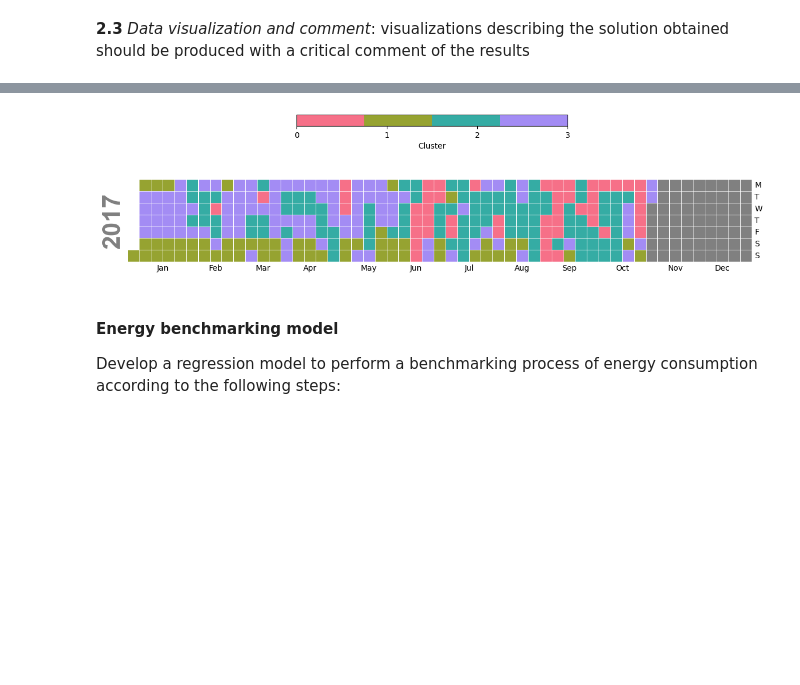
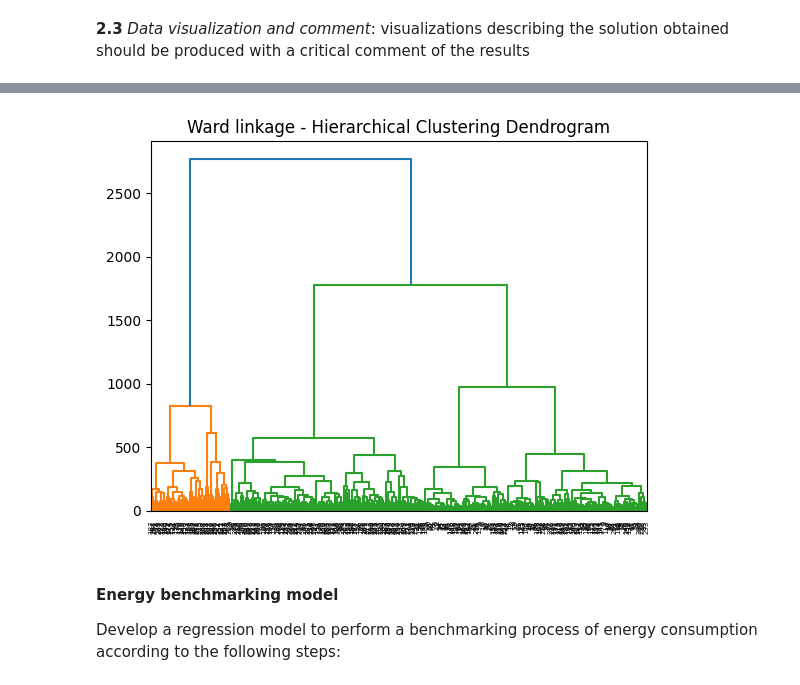
Before and after one commit to lucaparimbelli-ABB/data-science-and-ai-for-industrial-systems, a Jupyter notebook: exam.ipynb, the cells around one changed output, grey strips where cells are left out. Saved outputs shown, nothing was run; the diff lists cells and outputs as text; code cells hidden in the pictures; blank space fills up the shorter version.

```diff
--- a/exam.ipynb
+++ b/exam.ipynb
@@ -442,26 +463,45 @@ plt.show()
-# %%
-cal_data = pd.DataFrame({'cluster': labels}, index=pd.to_datetime(df_matrix.index))
-
-# define colors accordin to palette
-colors = sns.color_palette("husl", K)
-hex_colors = ['#{:02x}{:02x}{:02x}'.format(int(color[0]*255), int(color[1]*255), int(color[2]*255)) for color in colors]
-cmap = ListedColormap(hex_colors)
-
-fig, ax = calmap.calendarplot(cal_data['cluster'], cmap=cmap,
-                              fillcolor='grey', linewidth=0.5, fig_kws=dict(figsize=(12, 4)), monthticks=3, daylabels='MTWTFSS')
-
-# add a colorbar
-sm = plt.cm.ScalarMappable(cmap=cmap, norm=Normalize(vmin=0, vmax=K-1))
-sm.set_array([])
-cax = fig.add_axes([0.3, 0.9, 0.4, 0.05])
-cb = plt.colorbar(sm, cax=cax, orientation='horizontal')
-cb.set_label('Cluster')
-cb.set_ticks(np.sort(cal_data['cluster'].unique()))
-cb.set_ticklabels(np.sort(cal_data['cluster'].unique()))
-
-plt.show()
-# %% [output]
-[figure, removed]
+# %%
+# Hierarchical clustering
+from scipy.cluster.hierarchy import dendrogram
+
+# K_range = [2, 3, 4, 5]
+
+# for K in K_range:
+
+    # print(f"Number of cluster: {K} ")
+    # print()
+
+df_matrix = data_matrix
+df = data
+
+# Function that create linkage matrix and plot the dendrogram
+def plot_dendrogram(model, **kwargs):
+
+    counts = np.zeros(model.children_.shape[0])
+    n_samples = len(model.labels_)
+
+    for i, merge in enumerate(model.children_):
+        current_count = 0
+        for child_idx in merge:
+            if child_idx < n_samples:
+                current_count += 1  # leaf node
+            else:
+                current_count += counts[child_idx - n_samples]
+        counts[i] = current_count
+
+    linkage_matrix = np.column_stack([model.children_, model.distances_, counts]).astype(float)
+
+    dendrogram(linkage_matrix, **kwargs)
+# %%
+from sklearn.cluster import AgglomerativeClustering
+
+model = AgglomerativeClustering(distance_threshold=0, n_clusters=None, linkage="ward").fit(df_matrix)
+
+plt.title("Ward linkage - Hierarchical Clustering Dendrogram")
+plot_dendrogram(model, truncate_mode="level", p=0)
+plt.show()
+# %% [output]
+[figure, added]
 # %% [markdown]
 #### Energy benchmarking model
 Develop a regression model to perform a benchmarking process of energy consumption according to the following steps:
```
Also changed, not shown: parts of 20 cells of this notebook.
